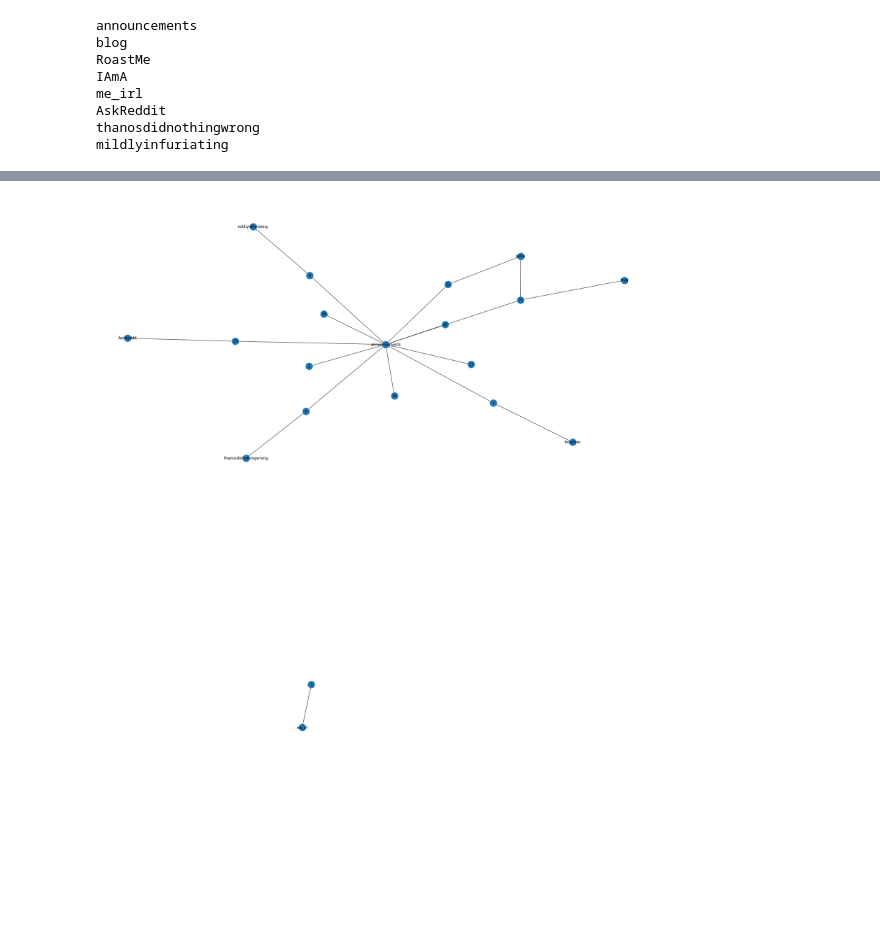
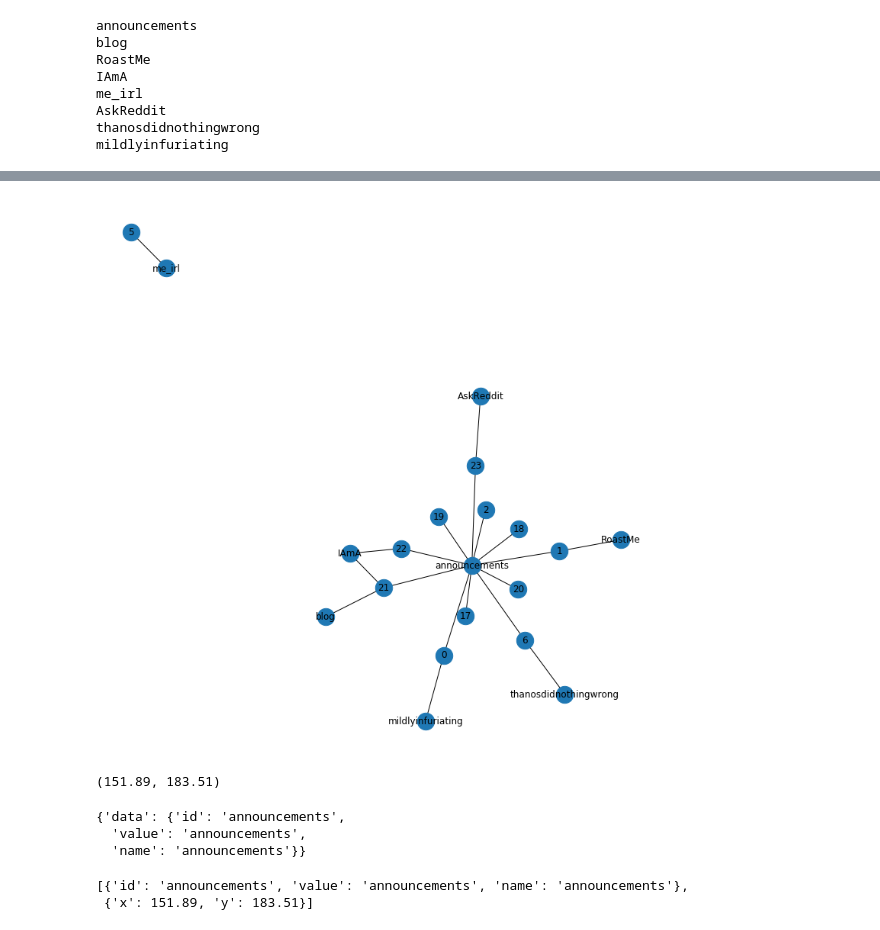
Before and after one commit to Memhir-Yasue/Project-RN, a Jupyter notebook: networkx_lab/Lab2 Plotly.ipynb, the cells around one changed output, grey strips where cells are left out. Saved outputs shown, nothing was run; the diff lists cells and outputs as text; code cells hidden in the pictures; blank space fills up the shorter version.

Commit message:
plotting via NetworkX. Plotly not working

```diff
--- a/networkx_lab/Lab2 Plotly.ipynb
+++ b/networkx_lab/Lab2 Plotly.ipynb
@@ -77,5 +99,25 @@ visited
 # %%
-plt.figure(figsize=(25,25))
+plt.figure(figsize=(10,10))
 nx.draw(G, with_labels=True, node_size=500)
 # %% [output]
-[figure, old version]
+[figure, new version]
+# %%
+locations = nx.nx_agraph.graphviz_layout(G)
+locations[0]
+# %% [output]
+(151.89, 183.51)
+# %%
+elements = nx.readwrite.json_graph.cytoscape_data(G).get('elements').get('nodes')
+elements[0]
+# %% [output]
+{'data': {'id': 'announcements',
+  'value': 'announcements',
+  'name': 'announcements'}}
+# %%
+position_0 = {'place_holder':
+              {'x':locations[0][0], 'y':locations[0][1]}
+             }
+list(elements[0].values()) + list(position_0.values())
+# %% [output]
+[{'id': 'announcements', 'value': 'announcements', 'name': 'announcements'},
+ {'x': 151.89, 'y': 183.51}]
```
Also changed, not shown: parts of 9 cells of this notebook.
